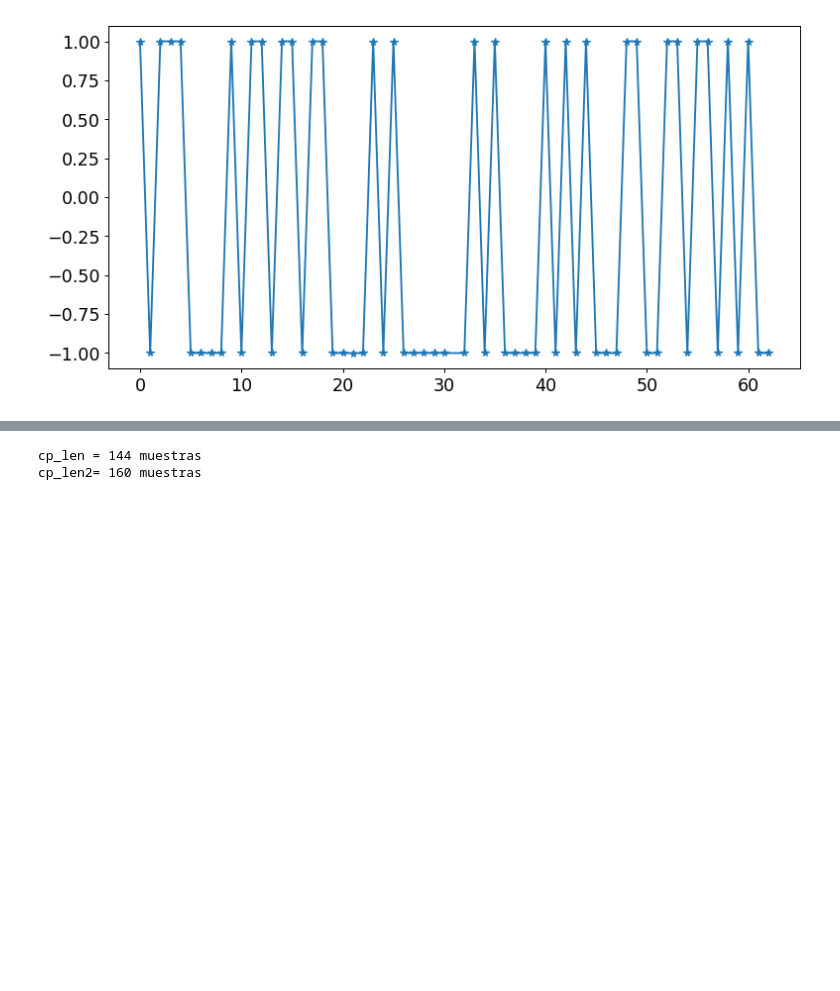
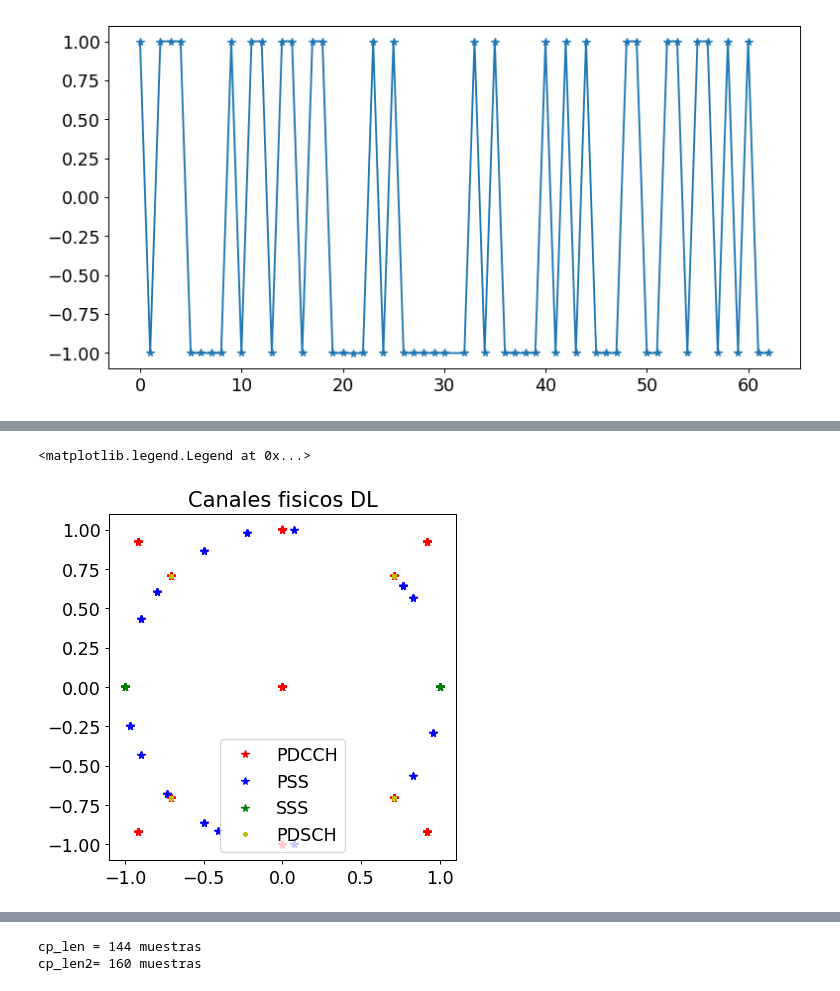
Before and after one commit to pablodecesare1/LTESignals, a Jupyter notebook: LTE_uplink_downlink_channels.ipynb, the cells around one changed output, grey strips where cells are left out. Drawn from its saved outputs; the diff is of its cells as text; code cells hidden in the pictures; blank space fills up the shorter version.

```diff
--- a/LTE_uplink_downlink_channels.ipynb
+++ b/LTE_uplink_downlink_channels.ipynb
@@ -308,0 +314,12 @@ plt.legend()
+# %%
+plt.figure(dpi=90)
+plt.plot(pdcch_syms[subcarriers_pdcch].real,pdcch_syms[subcarriers_pdcch].imag,"r*",label="PDCCH")
+plt.plot(pss_syms[subcarriers_ss][no_dc].real,pss_syms[subcarriers_ss][no_dc].imag,"b*",label="PSS")
+plt.plot(sss_syms[subcarriers_ss][no_dc].real,sss_syms[subcarriers_ss][no_dc].imag,"g*",label="SSS")
+plt.plot(pdsch_syms[subcarriers_pdsch][sub].real,pdsch_syms[subcarriers_pdsch][sub].imag,"y.",label="PDSCH")
+plt.gca().set_aspect('equal', adjustable='box')
+plt.title("Canales fisicos DL")
+plt.legend()
+# %% [output]
+<matplotlib.legend.Legend at 0x...>
+[figure, added]
```
Also changed, not shown: parts of 20 cells of this notebook, 1 other file.
